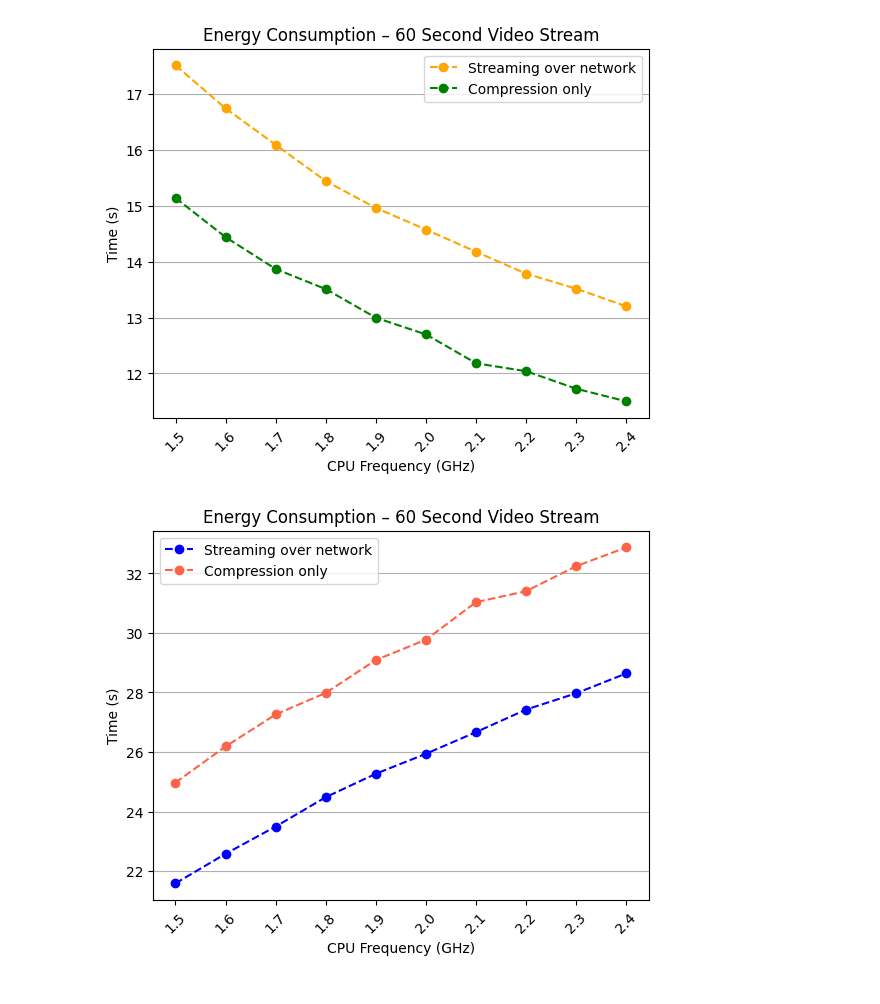
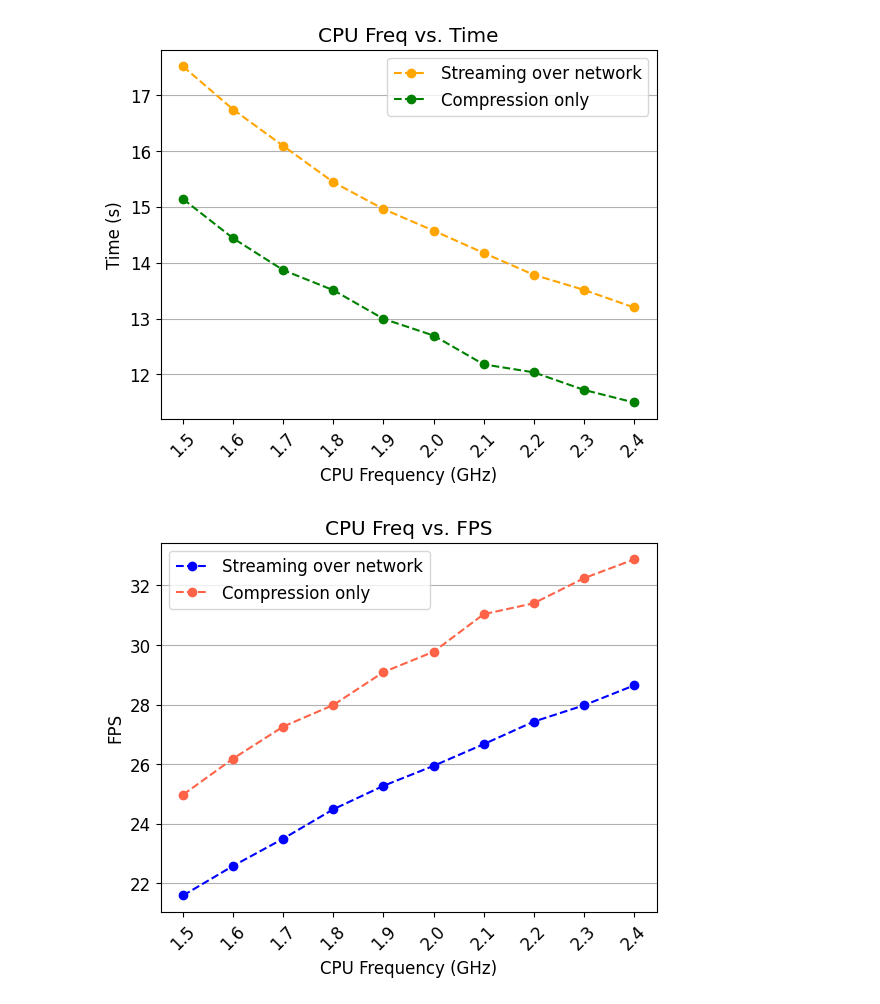
Before and after one commit to bencivjan/distributed-360-streaming, a Jupyter notebook: energy-experiments/viz_firefighter2.ipynb, the cells around one changed output. Drawn from its saved outputs; the diff is of its cells as text; code cells hidden in the pictures.

```diff
--- a/energy-experiments/viz_firefighter2.ipynb
+++ b/energy-experiments/viz_firefighter2.ipynb
@@ -44,38 +44,38 @@ local_fps = {
     "1.6": 26.184964125819096,
     "1.7": 27.25913754565156,
     "1.8": 27.984604220894244,
     "1.9": 29.088040035642088,
     "2.0": 29.771496311878185,
     "2.1": 31.032162099216556,
     "2.2": 31.399502112585868,
     "2.3": 32.239699444768235,
     "2.4": 32.87039470350086
 }
 
 freqs = list(network_time.keys())
 
 plt.plot(freqs, list(network_time.values()), 'o--', color='orange', label='Streaming over network')
 plt.plot(freqs, list(local_time.values()), 'go--', label='Compression only')
-plt.title('Energy Consumption – 60 Second Video Stream')
+plt.title('CPU Freq vs. Time')
 plt.xticks(rotation=45)
 plt.xlabel('CPU Frequency (GHz)')
 plt.ylabel('Time (s)')
 plt.grid(True, axis='y')
 plt.legend()
 plt.show()
 
 plt.plot(freqs, list(network_fps.values()), 'o--', color='blue', label='Streaming over network')
 plt.plot(freqs, list(local_fps.values()), 'o--', color='tomato', label='Compression only')
-plt.title('Energy Consumption – 60 Second Video Stream')
+plt.title('CPU Freq vs. FPS')
 plt.xticks(rotation=45)
 plt.xlabel('CPU Frequency (GHz)')
-plt.ylabel('Time (s)')
+plt.ylabel('FPS')
 plt.grid(True, axis='y')
 plt.legend()
 plt.show()
 # %% [output]
-[figure, old version]
+[figure, new version]
-[figure, old version]
+[figure, new version]
 # %%
 def get_energy_from_experiment(file_path):
     df = pd.read_excel(file_path, skiprows=range(0, 4))
```
Also changed, not shown: parts of 4 cells of this notebook, 2 other files.
